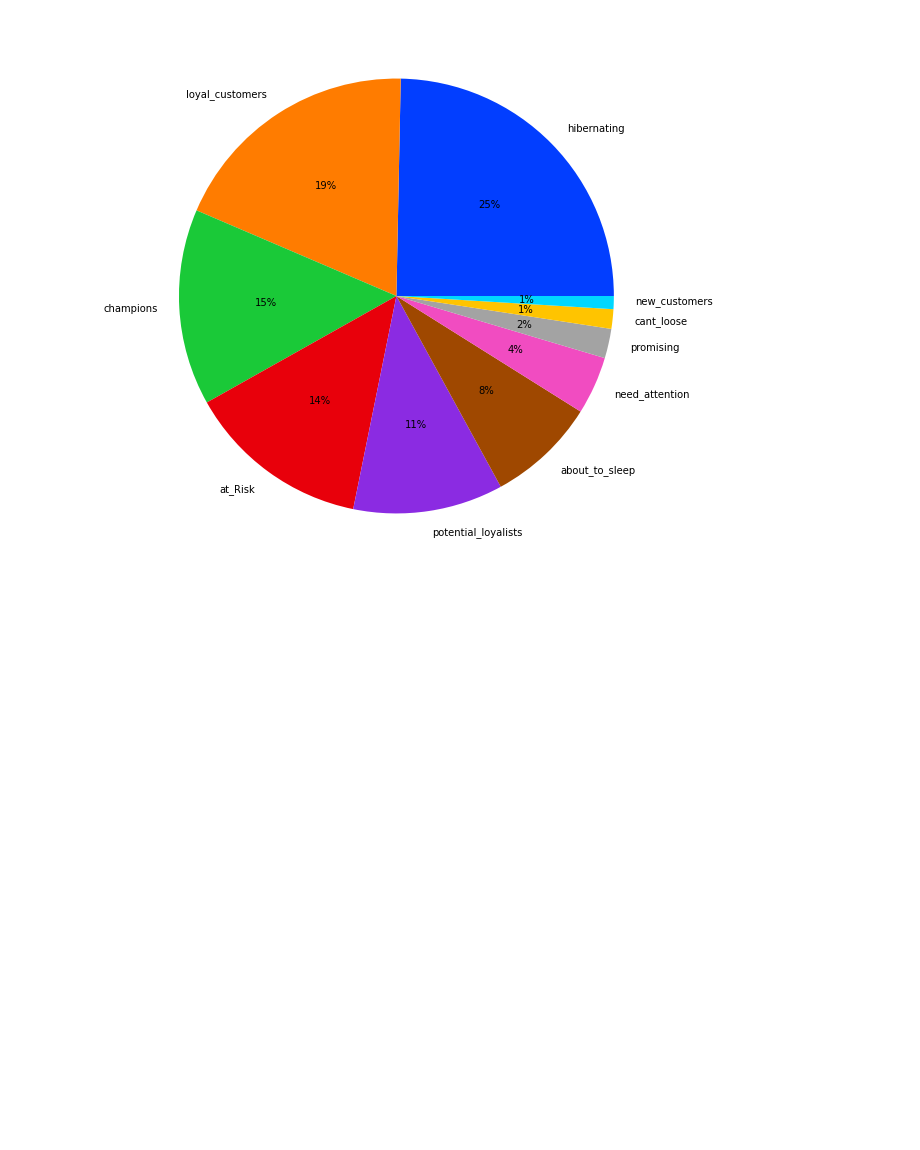
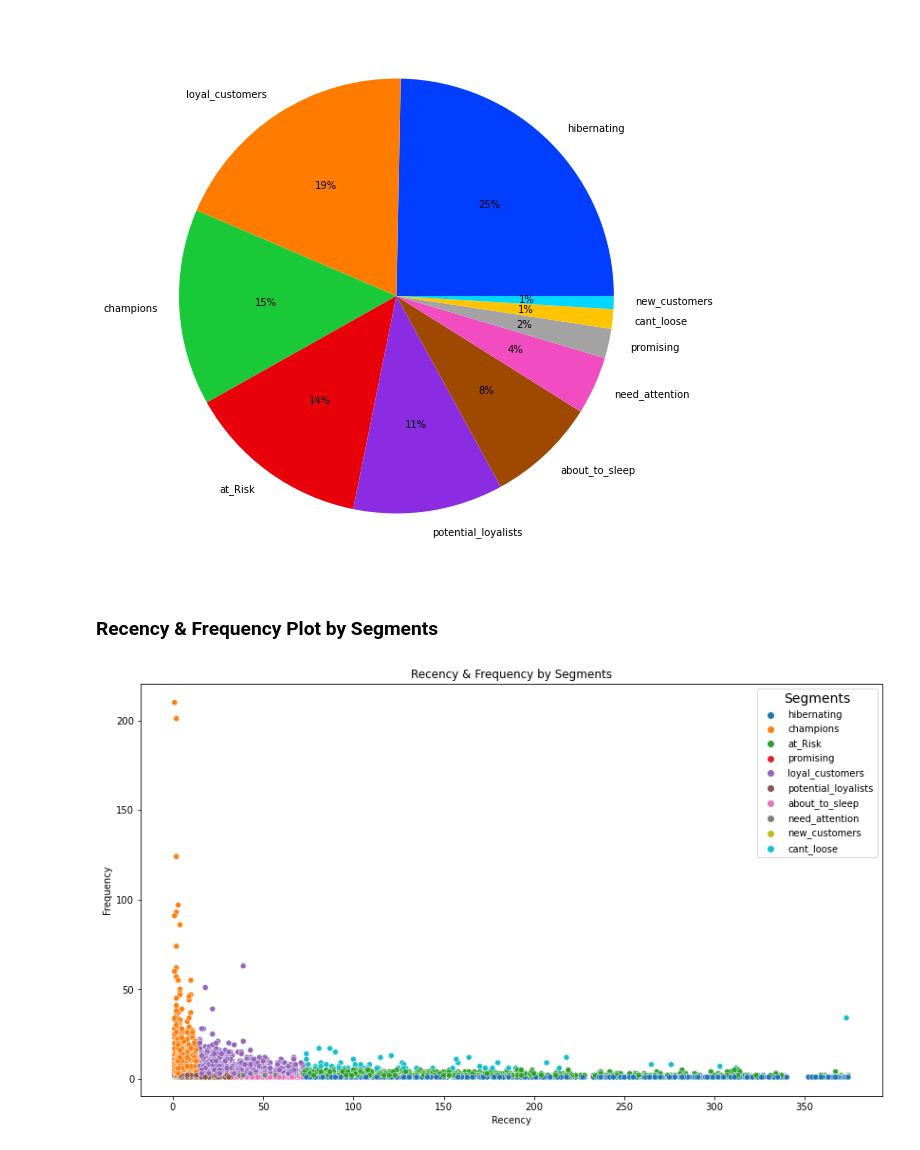
Before and after one commit to Ashar88/CRMAnalytics, a Jupyter notebook: CRM_Analytics.ipynb, the cells around one changed output. Cells and saved outputs as stored; diff of their text form; code cells hidden in the pictures; blank space fills up the shorter version.

Commit message:
recency and freq plot by segment

```diff
--- a/CRM_Analytics.ipynb
+++ b/CRM_Analytics.ipynb
@@ -357,3 +357,13 @@ plt.pie(rfm["segment"].value_counts(), labels=rfm["segment"].value_counts().inde
 plt.show()
 # %% [output]
 [figure]
+# %% [markdown]
+### Recency & Frequency Plot by Segments
+# %%
+plt.figure(figsize=(14,8))
+sns.scatterplot(data=rfm, x="Recency", y = "Frequency", hue="segment")
+plt.title("Recency & Frequency by Segments")
+plt.legend(title="Segments", title_fontsize=14)
+plt.show()
+# %% [output]
+[figure, added]
```
